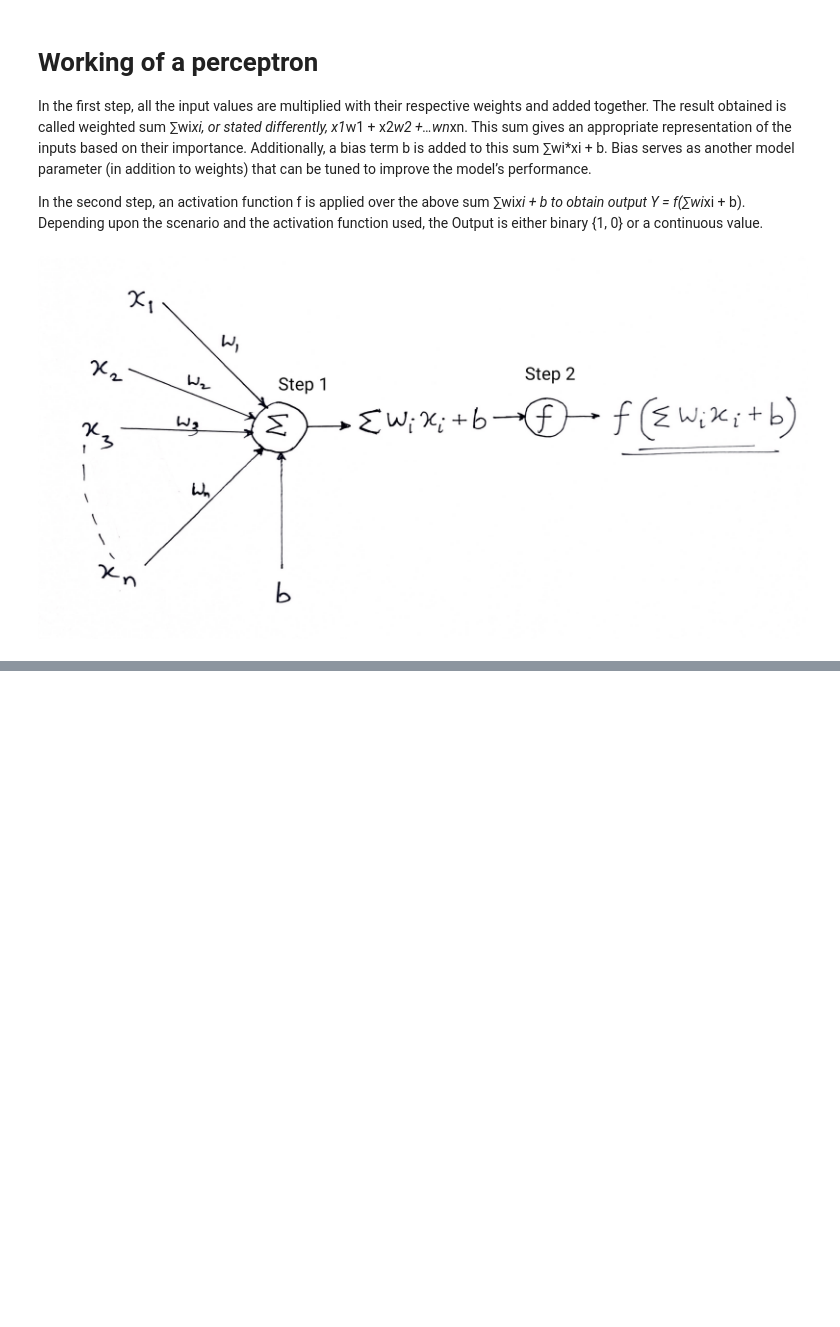
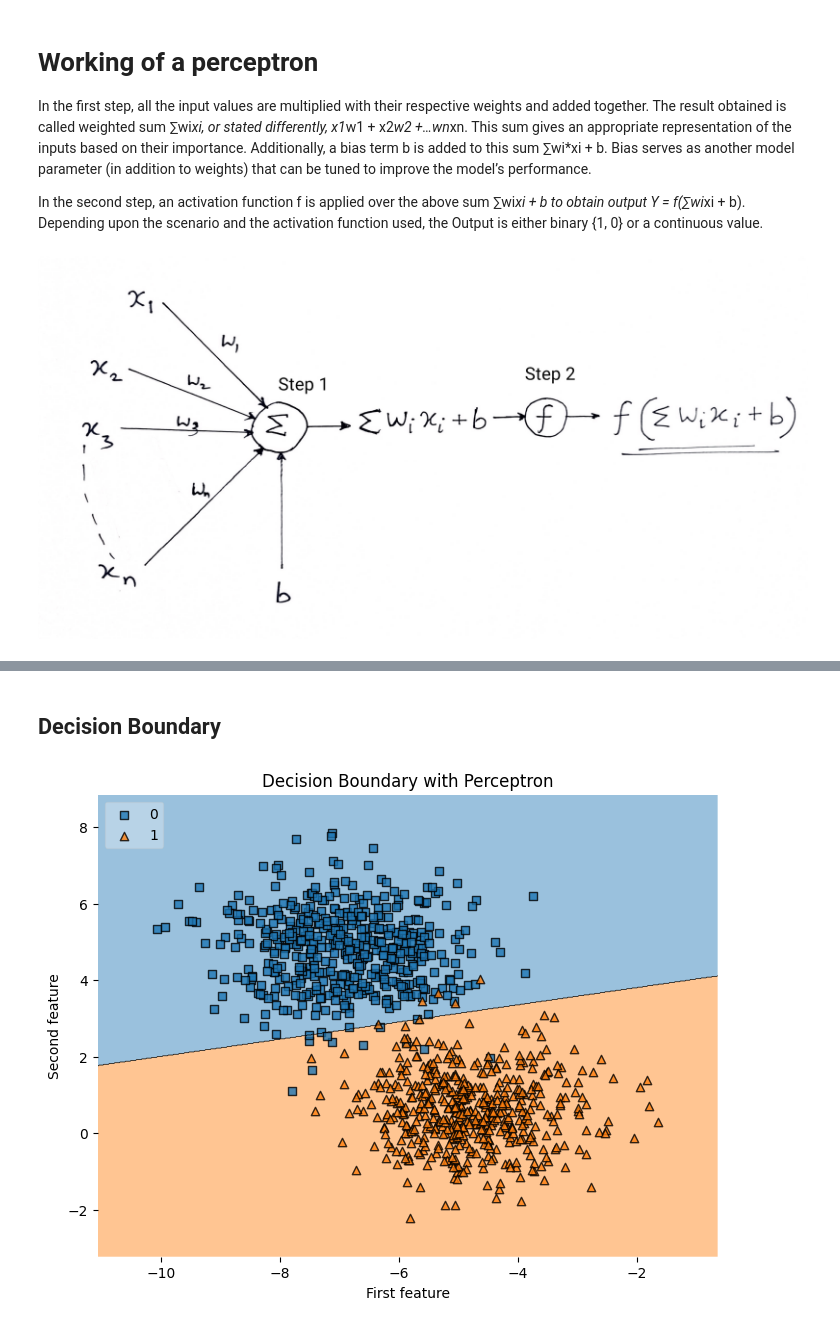
Before and after one commit to sayande01/Deep_Learning, a Jupyter notebook: Deep Learning - Perceptron.ipynb, the cells around one changed output, grey strips where cells are left out. Drawn from its saved outputs; the diff is of its cells as text; code cells hidden in the pictures; blank space fills up the shorter version.

```diff
--- a/Deep Learning - Perceptron.ipynb
+++ b/Deep Learning - Perceptron.ipynb
@@ -32,0 +98,2 @@ from mlxtend
+# %% [markdown]
+## Decision Boundary
@@ -32,0 +102,9 @@ from mlxtend
+# %%
+plt.figure(figsize=(8, 6))
+plot_decision_regions(X=X, y=y, clf=pr, legend=2)
+plt.title("Decision Boundary with Perceptron")
+plt.xlabel("First feature")
+plt.ylabel("Second feature")
+plt.show()
+# %% [output]
+[figure, added]
```
Also changed, not shown: parts of 17 cells of this notebook.
